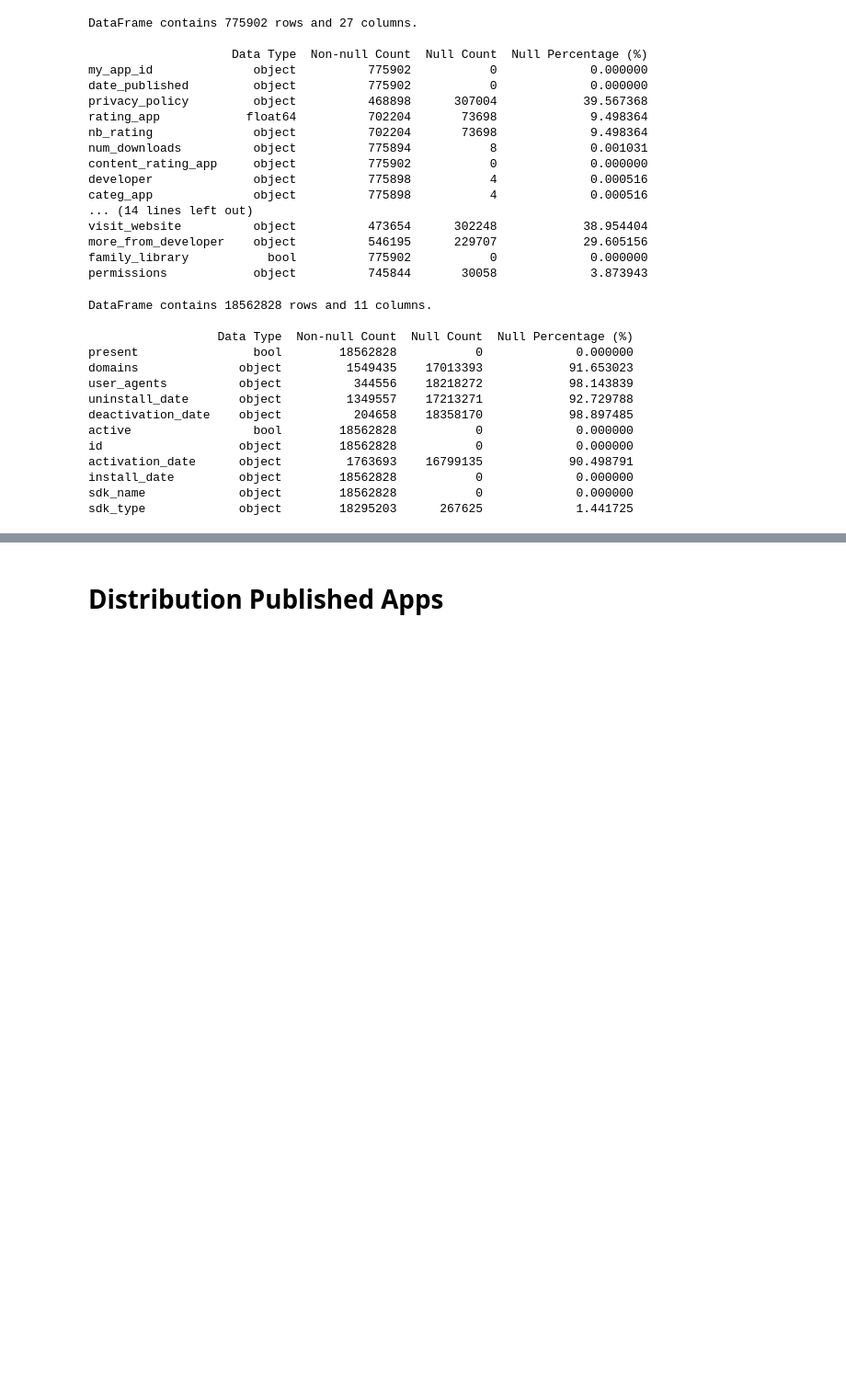
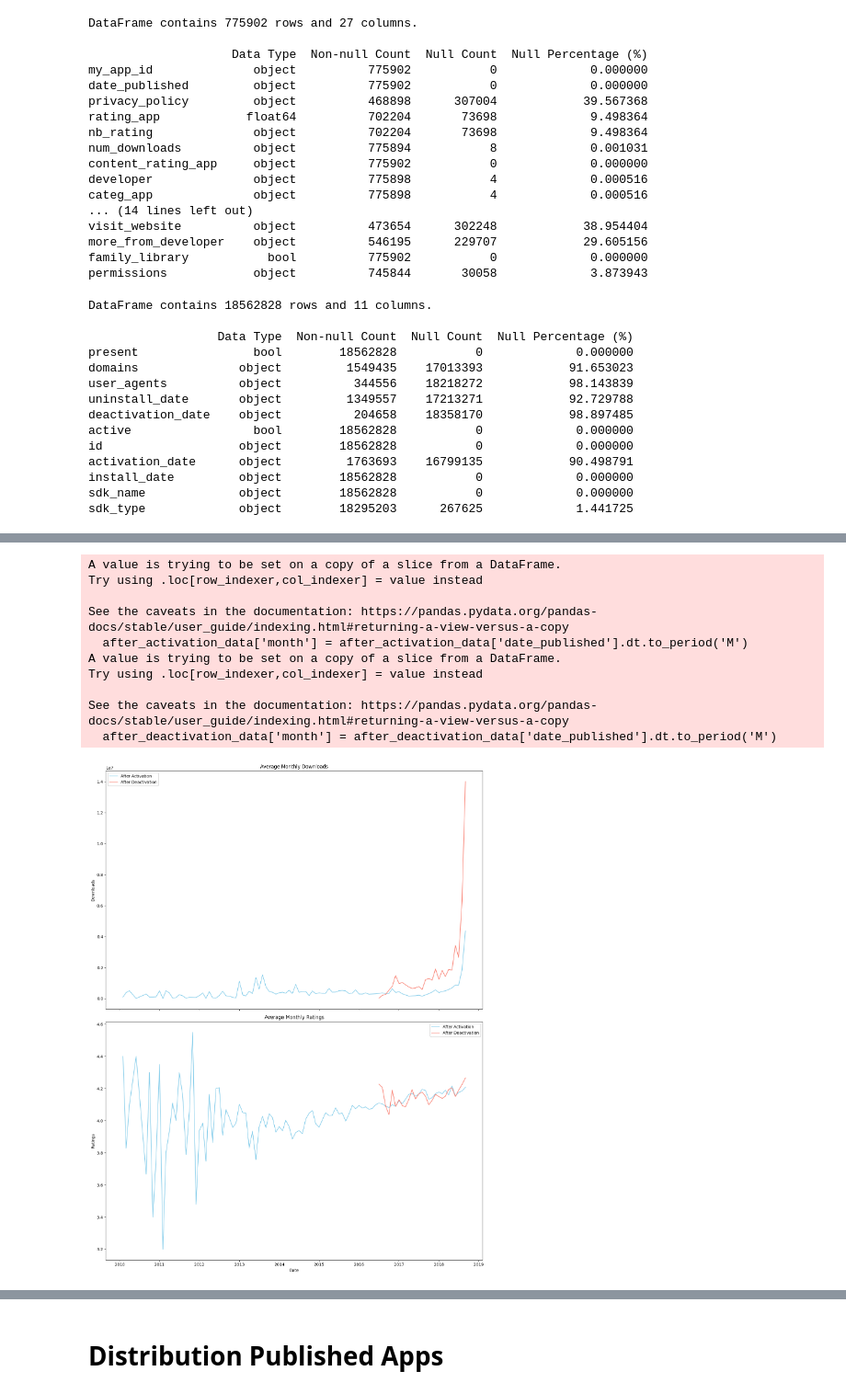
Before and after one commit to kevinmout/SBM, a Jupyter notebook: EDA.ipynb, the cells around one changed output, grey strips where cells are left out. Shown at 92% size. Cells and saved outputs as stored; diff of their text form; code cells hidden in the pictures; blank space fills up the shorter version.

```diff
--- a/EDA.ipynb
+++ b/EDA.ipynb
@@ -139,0 +281,53 @@ df_new = df_new.dropna(subset=['num_downloads'])
+# %%
+import matplotlib.pyplot as plt
+
+# Convert 'visit_website' to a numeric type if needed
+df_new['visit_website'] = pd.to_numeric(df_new['visit_website'], errors='coerce')
+
+# Filter data for "After Activation" and "After Deactivation" phases
+after_activation_data = df_new[(df_new['date_published'] >= df_new['activation_date']) &
+                               ((df_new['deactivation_date'].isna()) | (df_new['date_published'] < df_new['deactivation_date']))]
+
+after_deactivation_data = df_new[(df_new['deactivation_date'].notna()) &
+                                 (df_new['date_published'] >= df_new['deactivation_date'])]
+
+# Aggregate data by month to smooth out fluctuations
+after_activation_data['month'] = after_activation_data['date_published'].dt.to_period('M')
+after_deactivation_data['month'] = after_deactivation_data['date_published'].dt.to_period('M')
+
+# Calculate monthly averages for each metric in both phases
+activation_monthly = after_activation_data.groupby('month')[['num_downloads', 'rating_app', 'visit_website']].mean()
+deactivation_monthly = after_deactivation_data.groupby('month')[['num_downloads', 'rating_app', 'visit_website']].mean()
+
+# Plot the time series for each metric
+fig, axes = plt.subplots(2, 1, figsize=(14, 18), sharex=True)
+
+# Plot num_downloads
+axes[0].plot(activation_monthly.index.to_timestamp(), activation_monthly['num_downloads'], label='After Activation', color='skyblue')
+axes[0].plot(deactivation_monthly.index.to_timestamp(), deactivation_monthly['num_downloads'], label='After Deactivation', color='salmon')
+axes[0].set_title('Average Monthly Downloads')
+axes[0].set_ylabel('Downloads')
+axes[0].legend()
+
+# Plot rating_app
+axes[1].plot(activation_monthly.index.to_timestamp(), activation_monthly['rating_app'], label='After Activation', color='skyblue')
+axes[1].plot(deactivation_monthly.index.to_timestamp(), deactivation_monthly['rating_app'], label='After Deactivation', color='salmon')
+axes[1].set_title('Average Monthly Ratings')
+axes[1].set_ylabel('Ratings')
+axes[1].legend()
+
+plt.xlabel('Date')
+plt.tight_layout()
+plt.show()
+# %% [output]
+A value is trying to be set on a copy of a slice from a DataFrame.
+Try using .loc[row_indexer,col_indexer] = value instead
+
+See the caveats in the documentation: https://pandas.pydata.org/pandas-docs/stable/user_guide/indexing.html#returning-a-view-versus-a-copy
+  after_activation_data['month'] = after_activation_data['date_published'].dt.to_period('M')
+A value is trying to be set on a copy of a slice from a DataFrame.
+Try using .loc[row_indexer,col_indexer] = value instead
+
+See the caveats in the documentation: https://pandas.pydata.org/pandas-docs/stable/user_guide/indexing.html#returning-a-view-versus-a-copy
+  after_deactivation_data['month'] = after_deactivation_data['date_published'].dt.to_period('M')
+[figure, added]
```
Also changed, not shown: parts of 18 cells of this notebook.
